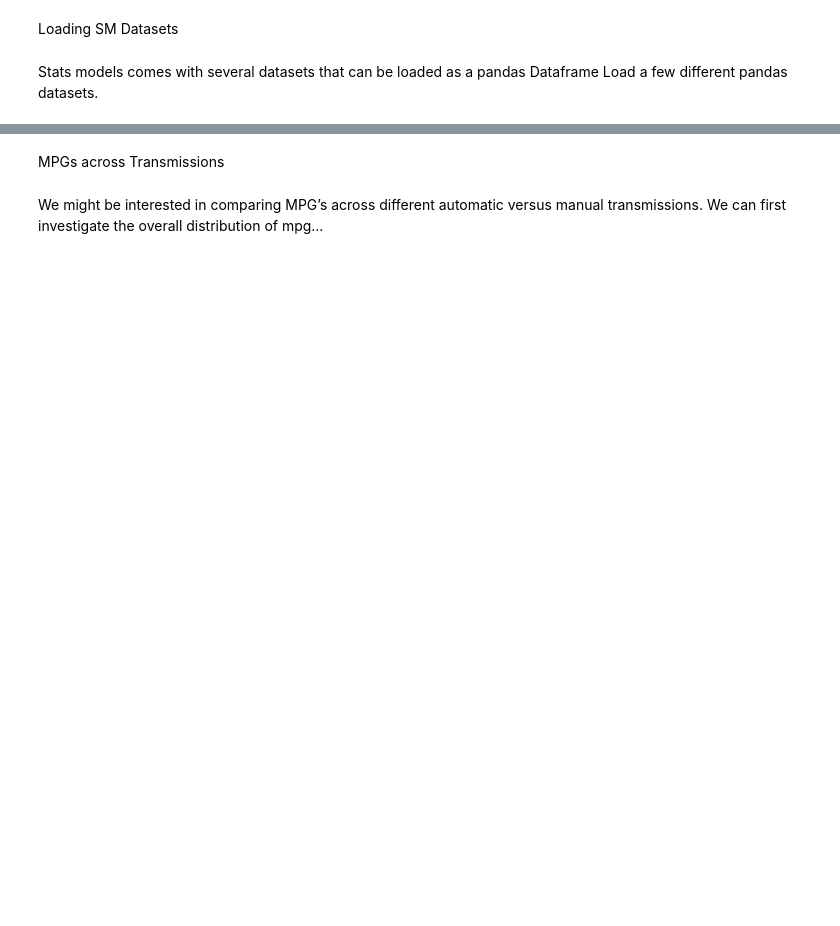
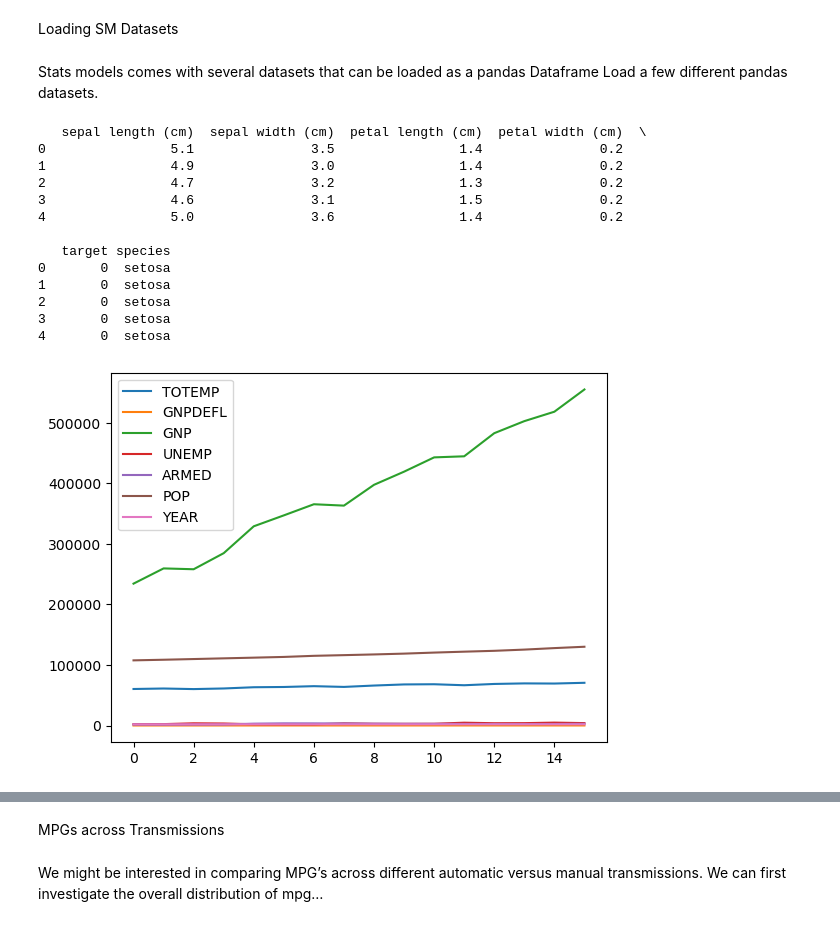
Before and after one commit to drchase55/NNU_nih_python_jrc, a Jupyter notebook: Module_2/Submodule_2_Tutorial4_InferentialStatistics.ipynb, the cells around one changed output, grey strips where cells are left out. Cells and saved outputs as stored; diff of their text form; code cells hidden in the pictures; blank space fills up the shorter version.

```diff
--- a/Module_2/Submodule_2_Tutorial4_InferentialStatistics.ipynb
+++ b/Module_2/Submodule_2_Tutorial4_InferentialStatistics.ipynb
@@ -26,10 +32,33 @@ Load a few different pandas datasets.
 # %%
 ## get datasets
 longley = sm.datasets.longley.load_pandas()
 longley.data.plot()
+# iris dataset
+from sklearn.datasets import load_iris
+irisData = load_iris()  # Load the Iris dataset
+iris = pd.DataFrame(data=irisData.data, columns=irisData.feature_names) # Create a pandas DataFrame
+iris['target'] = irisData.target # Add the target column
+iris['species'] = iris['target'].map({0: 'setosa', 1: 'versicolor', 2: 'virginica'}) # Map the target values to their corresponding species names
+print(iris.head())  # Print the first 5 rows of the DataFrame
+
 ## Rand Health Insurance Data
 rand_hi = sm.datasets.randhie.load_pandas().data
 ## Affairs data
 affairs = sm.datasets.fair.load_pandas().data
 ## Election Studies Dataset
 election_96 = sm.datasets.anes96.load_pandas().data
+# %% [output]
+   sepal length (cm)  sepal width (cm)  petal length (cm)  petal width (cm)  \
+0                5.1               3.5                1.4               0.2
+1                4.9               3.0                1.4               0.2
+2                4.7               3.2                1.3               0.2
+3                4.6               3.1                1.5               0.2
+4                5.0               3.6                1.4               0.2
+
+   target species
+0       0  setosa
+1       0  setosa
+2       0  setosa
+3       0  setosa
+4       0  setosa
+[figure, added]
```
Also changed, not shown: parts of 7 cells of this notebook, 5 other files.
